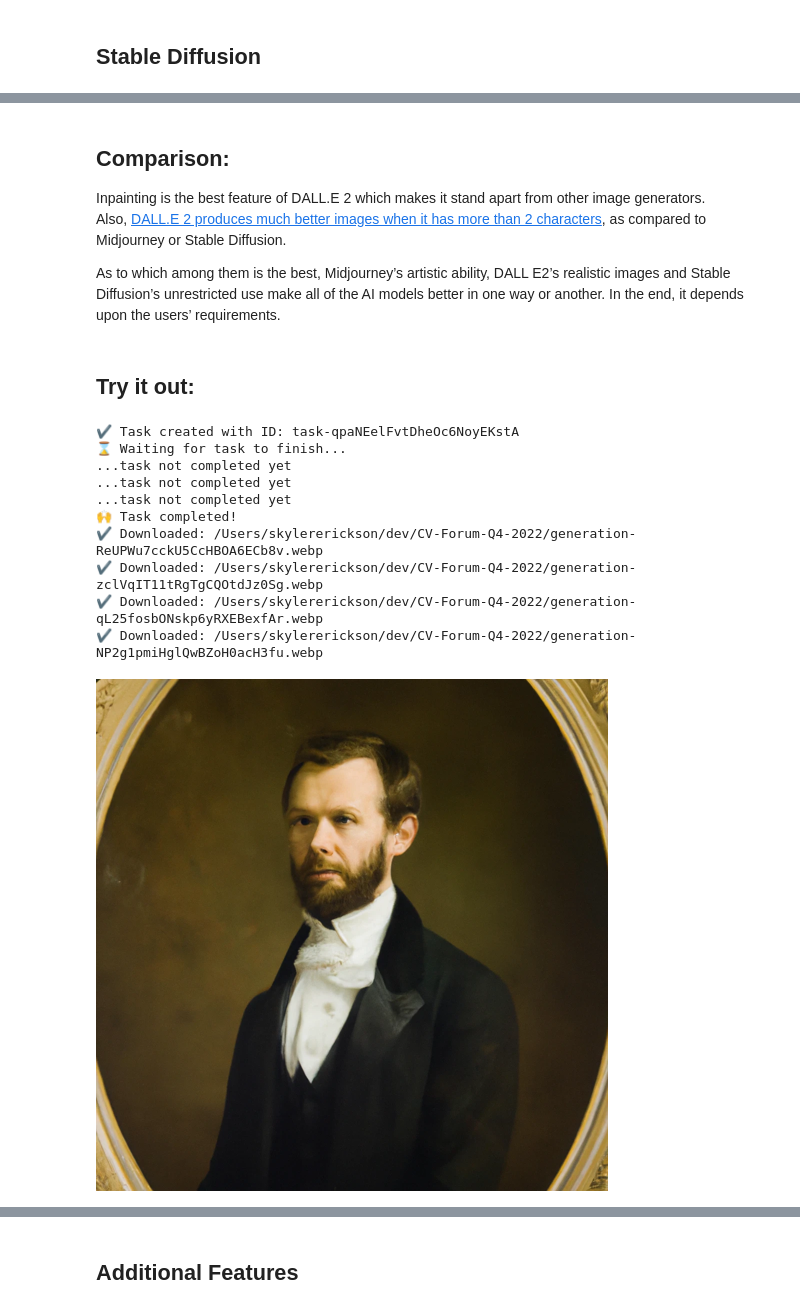
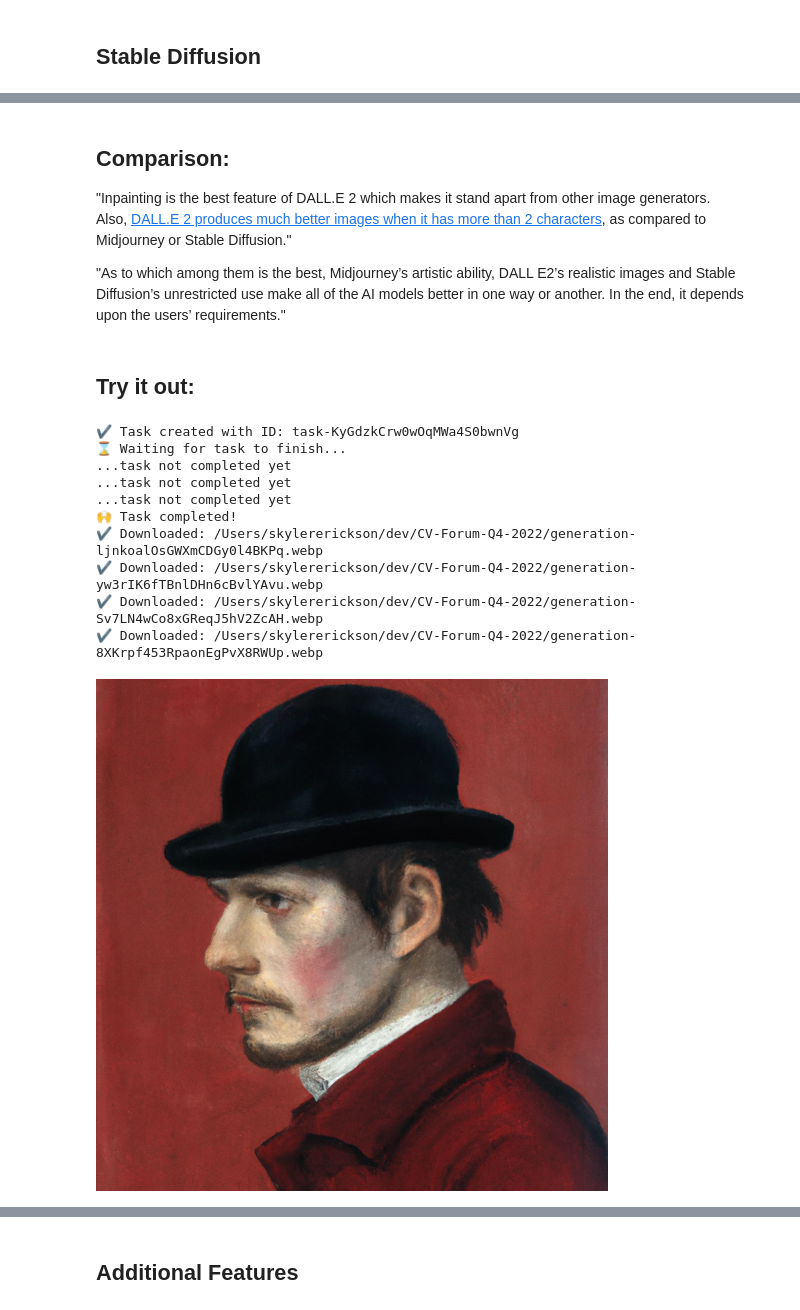
Before and after one commit to olokobayusuf/cv-forum-2022-q4, a Jupyter notebook: 03-generative-techniques.ipynb, the cells around one changed output, grey strips where cells are left out. Drawn from its saved outputs; the diff is of its cells as text; code cells hidden in the pictures.

```diff
--- a/03-generative-techniques.ipynb
+++ b/03-generative-techniques.ipynb
@@ -114,38 +120,38 @@ Key Componets:
 ## Comparison:
 
 
-Inpainting is the best feature of DALL.E 2 which makes it stand apart from other image generators.
-Also, [DALL.E 2 produces much better images when it has more than 2 characters](https://twitter.com/fabianstelzer/status/1561019248209715200), as compared to Midjourney or Stable Diffusion.
+"Inpainting is the best feature of DALL.E 2 which makes it stand apart from other image generators.
+Also, [DALL.E 2 produces much better images when it has more than 2 characters](https://twitter.com/fabianstelzer/status/1561019248209715200), as compared to Midjourney or Stable Diffusion."
 
-As to which among them is the best, Midjourney’s artistic ability, DALL E2’s realistic images and Stable Diffusion’s unrestricted use make all of the AI models better in one way or another. In the end, it depends upon the users’ requirements.
+"As to which among them is the best, Midjourney’s artistic ability, DALL E2’s realistic images and Stable Diffusion’s unrestricted use make all of the AI models better in one way or another. In the end, it depends upon the users’ requirements."
 # %% [markdown]
 ## Try it out:
 # %%
-prompt="a 19th century portrait of a man in a suit and tie"
+prompt="a 19th century painting of man in a red hat"
 # %%
 from dalle2 import Dalle2
 dalle = Dalle2("sess-YXfuBpscYtUDdQB3JbDlUfawkRmyW378o92YutrC") # your bearer key
 file_paths = dalle.generate_and_download(prompt)
 # %% [output]
-✔️ Task created with ID: task-qpaNEelFvtDheOc6NoyEKstA
+✔️ Task created with ID: task-KyGdzkCrw0wOqMWa4S0bwnVg
 ⌛ Waiting for task to finish...
 ...task not completed yet
 ...task not completed yet
 ...task not completed yet
 🙌 Task completed!
-✔️ Downloaded: /Users/skylererickson/dev/CV-Forum-Q4-2022/generation-ReUPWu7cckU5CcHBOA6ECb8v.webp
-✔️ Downloaded: /Users/skylererickson/dev/CV-Forum-Q4-2022/generation-zclVqIT11tRgTgCQOtdJz0Sg.webp
-✔️ Downloaded: /Users/skylererickson/dev/CV-Forum-Q4-2022/generation-qL25fosbONskp6yRXEBexfAr.webp
-✔️ Downloaded: /Users/skylererickson/dev/CV-Forum-Q4-2022/generation-NP2g1pmiHglQwBZoH0acH3fu.webp
+✔️ Downloaded: /Users/skylererickson/dev/CV-Forum-Q4-2022/generation-ljnkoalOsGWXmCDGy0l4BKPq.webp
+✔️ Downloaded: /Users/skylererickson/dev/CV-Forum-Q4-2022/generation-yw3rIK6fTBnlDHn6cBvlYAvu.webp
+✔️ Downloaded: /Users/skylererickson/dev/CV-Forum-Q4-2022/generation-Sv7LN4wCo8xGReqJ5hV2ZcAH.webp
+✔️ Downloaded: /Users/skylererickson/dev/CV-Forum-Q4-2022/generation-8XKrpf453RpaonEgPvX8RWUp.webp
 # %%
 from PIL import Image
 from IPython.display import display # to display images
 
-img = Image.open(file_paths[0])
+img = Image.open(file_paths[2])
 img = img.resize((512, 512))
 display(img)
 # %% [output]
-[figure, old version]
+[figure, new version]
 # %%
 import replicate
 import os
```
Also changed, not shown: parts of 4 cells of this notebook.
